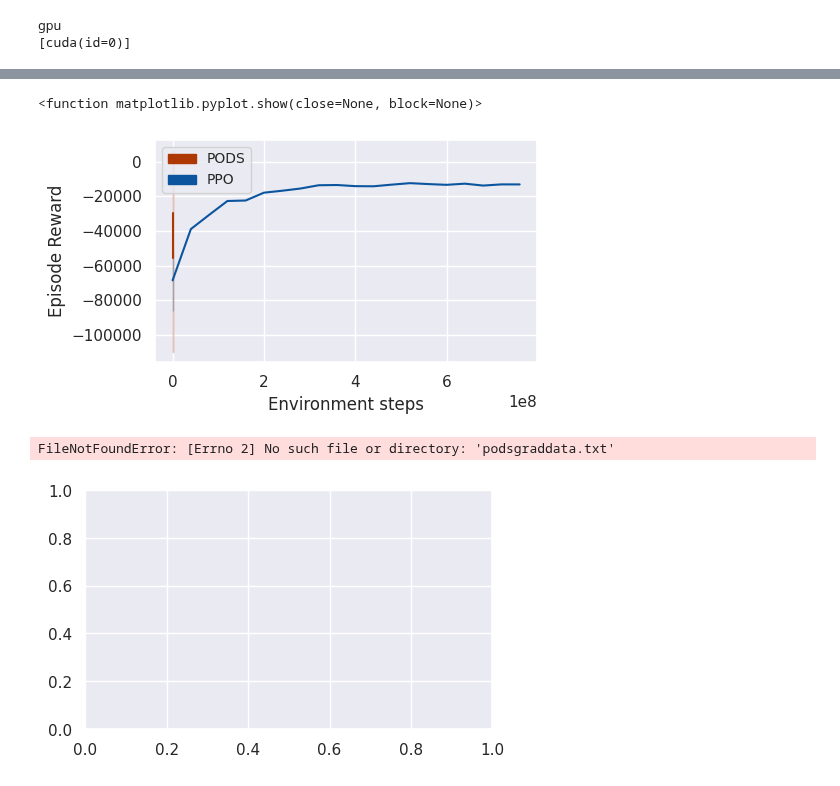
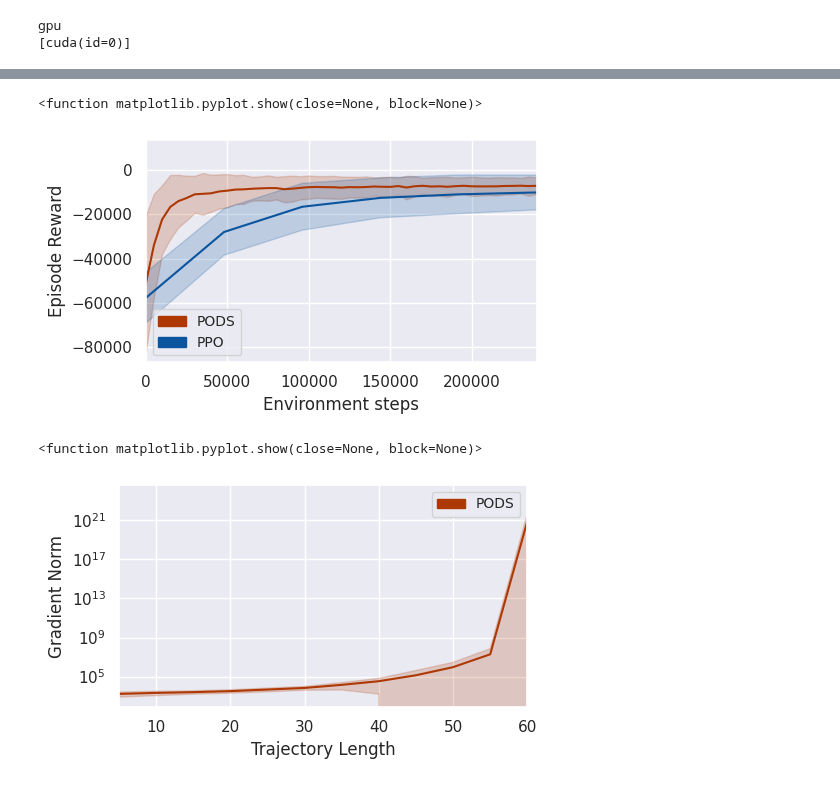
Before and after one commit to dcsteinhauser/HDS, a Jupyter notebook: run_PODS.ipynb, the cells around one changed output, grey strips where cells are left out. Saved outputs shown, nothing was run; the diff lists cells and outputs as text; code cells hidden in the pictures.

```diff
--- a/run_PODS.ipynb
+++ b/run_PODS.ipynb
@@ -172,11 +145,11 @@ data_std = data.drop(columns=['epoch']).std(axis=1)
 
 # Plot the mean and fill between the std
 ax.plot(data['epoch'], data_mean, c=oranges[-1])
-ax.fill_between(data['epoch'], data_mean - data_std, data_mean + data_std, alpha=0.3, color=oranges[-1], label='Standard Deviation')
+ax.fill_between(data['epoch'], data_mean - data_std, data_mean + data_std, alpha=0.2, color=oranges[-1], label='Standard Deviation')
 
 file_path_ppo = 'ppodata.txt'  # Replace with the actual file path for PPO data
 data_ppo = pd.read_csv(file_path_ppo)
-data_ppo['epoch'] = data_ppo['epoch'] * 200
+data_ppo['epoch'] = data_ppo['epoch']
 
 # Calculate the mean and standard deviation for PPO
 data_ppo_mean = data_ppo.drop(columns=['epoch']).mean(axis=1)
@@ -184,11 +157,11 @@ data_ppo_std = data_ppo.drop(columns=['epoch']).std(axis=1)
 
 # Plot the PPO data
 ax.plot(data_ppo['epoch'], data_ppo_mean, c=blues[-1])
-ax.fill_between(data_ppo['epoch'], data_ppo_mean - data_ppo_std, data_ppo_mean + data_ppo_std, alpha=0.3, color=blues[-1])
+ax.fill_between(data_ppo['epoch'], data_ppo_mean - data_ppo_std, data_ppo_mean + data_ppo_std, alpha=0.2, color=blues[-1])
 
 
 ax.set_xlabel("Environment steps")
-#ax.set_xlim((0,(data.index.total_seconds()/60).max()))
+ax.set_xlim(0,240000)
 
 
 # Final cleanup
@@ -199,11 +172,11 @@ plt.tight_layout()
 ax.legend(handles=fancy_legend, ncol=1, fontsize='small')
 # plt.tight_layout()
 
-plt.savefig("podsvsppo.svg", bbox_inches="tight", pad_inches=0)
+plt.savefig("podsvsppo.pdf", bbox_inches="tight", pad_inches=0)
 plt.show
 # %% [output]
 <function matplotlib.pyplot.show(close=None, block=None)>
-[figure, old version]
+[figure, new version]
 # %%
 import matplotlib.pyplot as plt
 import pandas as pd
@@ -214,39 +187,39 @@ PODS = mpatches.Patch(color=oranges[-1], label='PODS')
 PPO = mpatches.Patch(color=blues[-1], label='PPO')
 fancy_legend = [PODS]
 
 
 f, ax = plt.subplots(1, 1, sharey=False, figsize=(5.25,3.1))
 # Read the data from the file
 file_path = 'podsgraddata.txt'
 data = pd.read_csv(file_path)
 data['trajectorylength'] = data['trajectorylength']
 # Calculate the mean and standard deviation across each row (excluding the 'epoch' column)
 data_mean = data.drop(columns=['trajectorylength']).mean(axis=1)
 data_std = data.drop(columns=['trajectorylength']).std(axis=1)
 
 # Plot the mean and fill between the std
 ax.plot(data['trajectorylength'], data_mean, c=oranges[-1])
-ax.fill_between(data['trajectorylength'], data_mean - data_std, data_mean + data_std, alpha=0.3, color=oranges[-1], label='Standard Deviation')
+ax.fill_between(data['trajectorylength'], data_mean - data_std, data_mean + data_std, alpha=0.2, color=oranges[-1], label='Standard Deviation')
 
-
+ax.set_yscale('log')  # Set logarithmic scale
 
 ax.set_xlabel("Trajectory Length")
-#ax.set_xlim((0,(data.index.total_seconds()/60).max()))
-
+ax.set_xlim((5,60))
+#ax.set_ylim((-100,200000))
 
 # Final cleanup
 ax.set_ylabel("Gradient Norm")
 plt.tight_layout()
 
 # Create fancy legend
 ax.legend(handles=fancy_legend, ncol=1, fontsize='small')
 # plt.tight_layout()
 
 plt.savefig("podsgradientnorm.svg", bbox_inches="tight", pad_inches=0)
 plt.show
 # %% [output]
-FileNotFoundError: [Errno 2] No such file or directory: 'podsgraddata.txt'
+<function matplotlib.pyplot.show(close=None, block=None)>
-[figure, old version]
+[figure, new version]
 # %%
 f = open("reward.txt", "w")
 g = open("actions.txt", "w")
```
Also changed, not shown: parts of 4 cells of this notebook, 7 other files.
